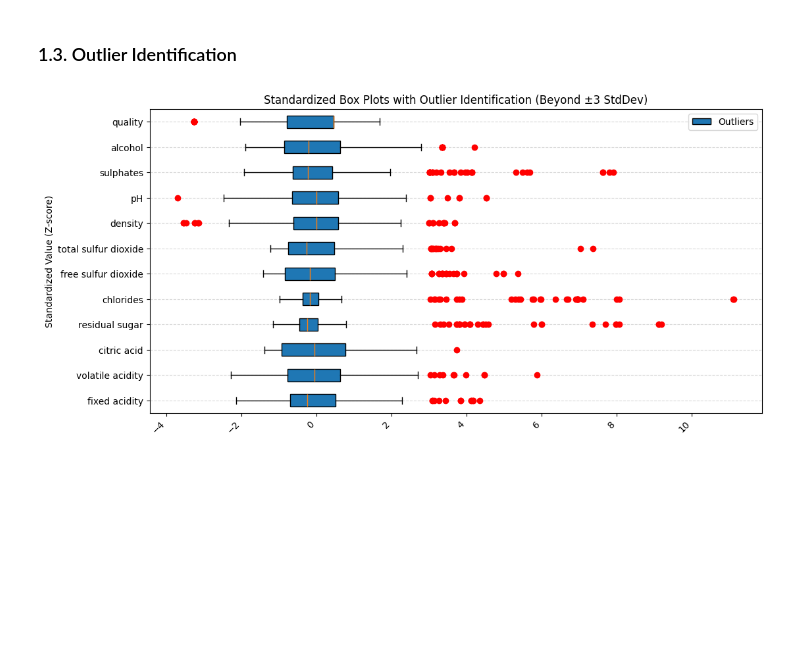
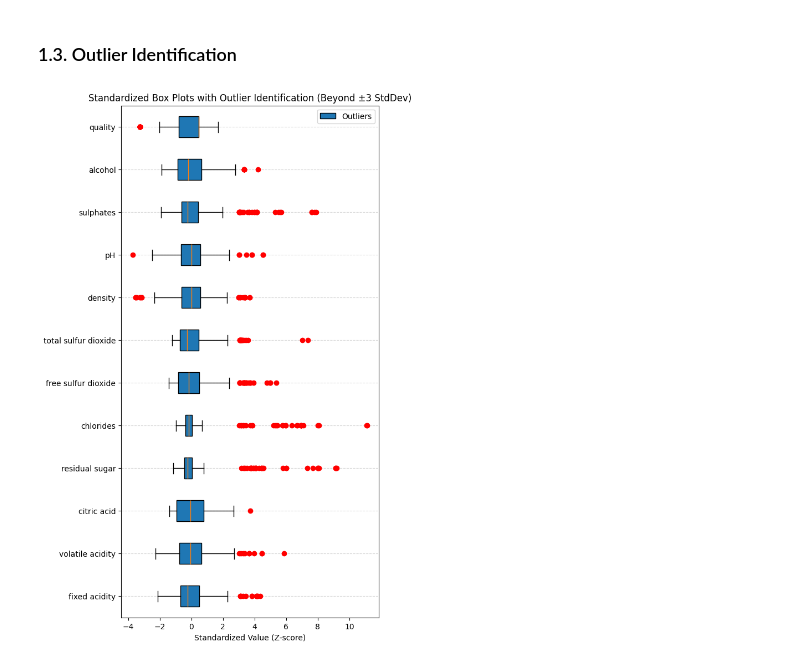
Before and after one commit to SaianPatel/InferentialStatistics, a Jupyter notebook: Coursework/1_EDA.ipynb, the cells around one changed output. Saved outputs shown, nothing was run; the diff lists cells and outputs as text; code cells hidden in the pictures; blank space fills up the shorter version.

```diff
--- a/Coursework/1_EDA.ipynb
+++ b/Coursework/1_EDA.ipynb
@@ -19,7 +19,7 @@ num_features = len(df.columns)
 grid_size = math.ceil(math.sqrt(num_features))  # Create an n x n grid
 
 # Set up subplots
-fig, axes = plt.subplots(nrows=grid_size, ncols=grid_size, figsize=(12, 10))
+fig, axes = plt.subplots(nrows=2, ncols=6, figsize=(12, 4))
 axes = axes.flatten()  # Flatten the 2D array to easily iterate
 
 # Loop through each feature and plot its histogram
@@ -83,31 +83,31 @@ description_summary_df.to_csv("description_summary.csv", index=False)
 # %%
 # Standardize each variable
 df_standardized = (df - df.mean()) / df.std()
 
 # Identify outliers: Values beyond ±3 standard deviations
 outlier_mask = df_standardized.abs() > 3
 
 # Plot the standardized box plots
-plt.figure(figsize=(12, 6))
+plt.figure(figsize=(6, 12))
 boxplot = plt.boxplot(df_standardized.values, vert=False, patch_artist=True, labels=df_standardized.columns)
 
 # Remove default fliers (black circles)
 for flier in boxplot['fliers']:
     flier.set_marker('')  # Hides black circles
 
 # Highlight only extreme outliers (beyond ±3 stddev) with red points
 for i, col in enumerate(df_standardized.columns):
     outlier_values = df_standardized[col][outlier_mask[col]]
     plt.scatter(outlier_values, np.full_like(outlier_values, i + 1), color='red', label="Outliers" if i == 0 else "", zorder=3)
 
 # Formatting
 # plt.xticks(rotation=45, ha="right", fontsize=10)
 plt.xlabel("Standardized Value (Z-score)")
 plt.title("Standardized Box Plots with Outlier Identification (Beyond ±3 StdDev)")
 plt.legend(["Outliers"], loc="upper right")
 plt.grid(axis="y", linestyle="--", alpha=0.5)
 
 # Show plot
 plt.show()
 # %% [output]
-[figure, old version]
+[figure, new version]
```
Also changed, not shown: parts of 1 cell of this notebook.
